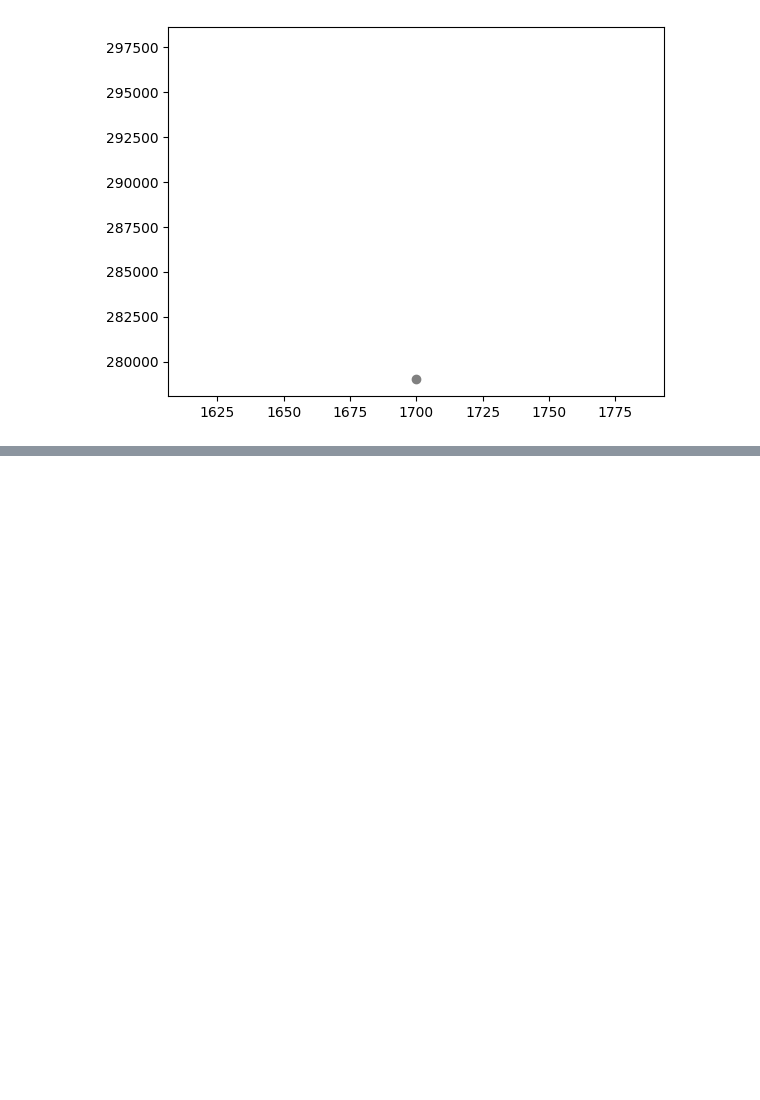
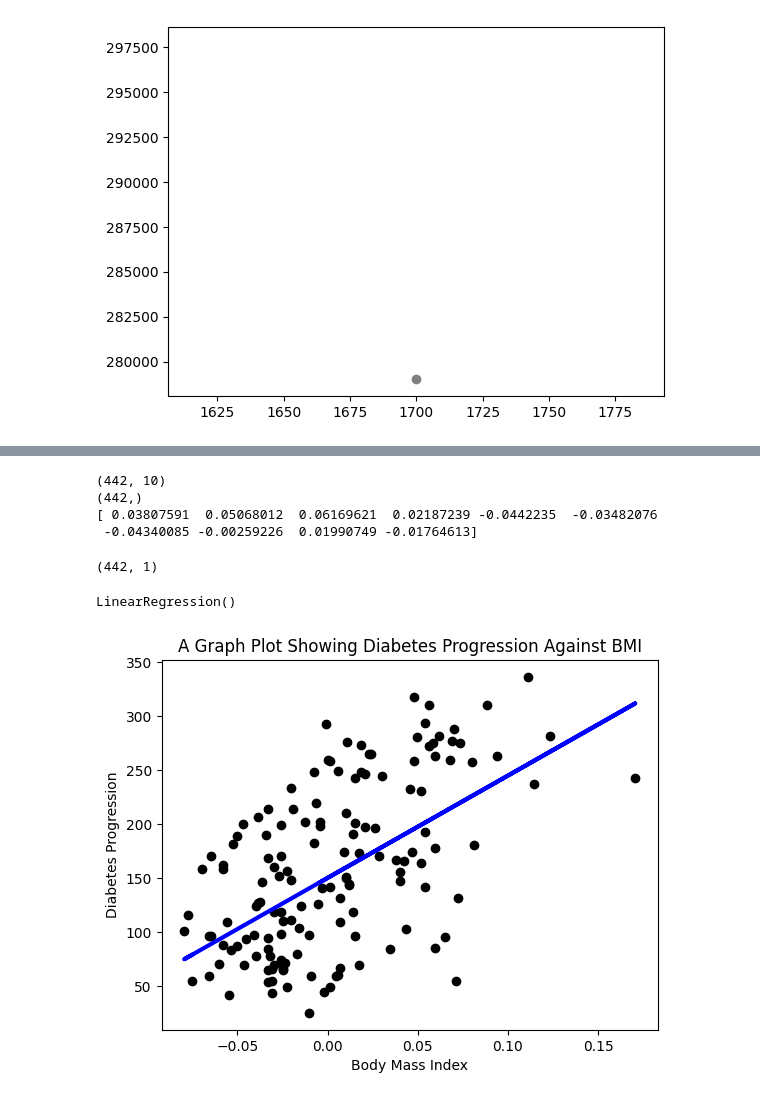
Before and after one commit to Li2angel/100_days_of_AIonEdge, a Jupyter notebook: Edge_AI_Assistant/notebooks/linear_regression.ipynb, the cells around one changed output, grey strips where cells are left out. Saved outputs shown, nothing was run; the diff lists cells and outputs as text; code cells hidden in the pictures; blank space fills up the shorter version.

Commit message:
Worked on diabetes dataset using linear regression

```diff
--- a/Edge_AI_Assistant/notebooks/linear_regression.ipynb
+++ b/Edge_AI_Assistant/notebooks/linear_regression.ipynb
@@ -79,0 +99,47 @@ plt.show() # The grey dots represent the actual values of y in the test data, an
+# %%
+import pandas as pd
+import numpy as np
+from sklearn import datasets, linear_model, model_selection
+
+# Load the diabetes dataset
+X, y = datasets.load_diabetes(return_X_y=True) # returns the data and target variables in the dataset as X and y respectively
+
+# Print the shape of X and y to understand the dimensions of the data
+print(X.shape)
+print(y.shape)
+print(X[0])
+# %% [output]
+(442, 10)
+(442,)
+[ 0.03807591  0.05068012  0.06169621  0.02187239 -0.0442235  -0.03482076
+ -0.04340085 -0.00259226  0.01990749 -0.01764613]
+# %%
+X = X[:, 2] # using only one feature for simplicity (feature at index 2)
+X = X.reshape((-1,1)) # reshaping the data to a 2D array
+print(X.shape)
+# %% [output]
+(442, 1)
+# %%
+# Split the data into training and testing sets
+X_train, X_test, y_train, y_test = model_selection.train_test_split(X, y, test_size=0.33)
+# %%
+# Create a linear regression model
+diabetes_model = linear_model.LinearRegression()
+diabetes_model.fit(X_train, y_train) # fitting the model on training data
+# %% [output]
+LinearRegression()
+# %%
+# Make predictions
+disease_predictions = diabetes_model.predict(X_test) # predicting the values of y for the test data
+# %%
+# plot the results
+import matplotlib.pyplot as plt
+
+plt.scatter(X_test, y_test, color='black')
+plt.plot(X_test, disease_predictions, color='blue', linewidth=3)
+plt.xlabel('Body Mass Index')
+plt.ylabel('Diabetes Progression')
+plt.title('A Graph Plot Showing Diabetes Progression Against BMI')
+plt.show() # The black dots represent the actual values of y in the test data, and the blue line represents the predicted values of y by the model. The line is the best fit line that minimizes the sum of squared errors.
+# %% [output]
+[figure, added]
```
Also changed, not shown: parts of 3 cells of this notebook.
